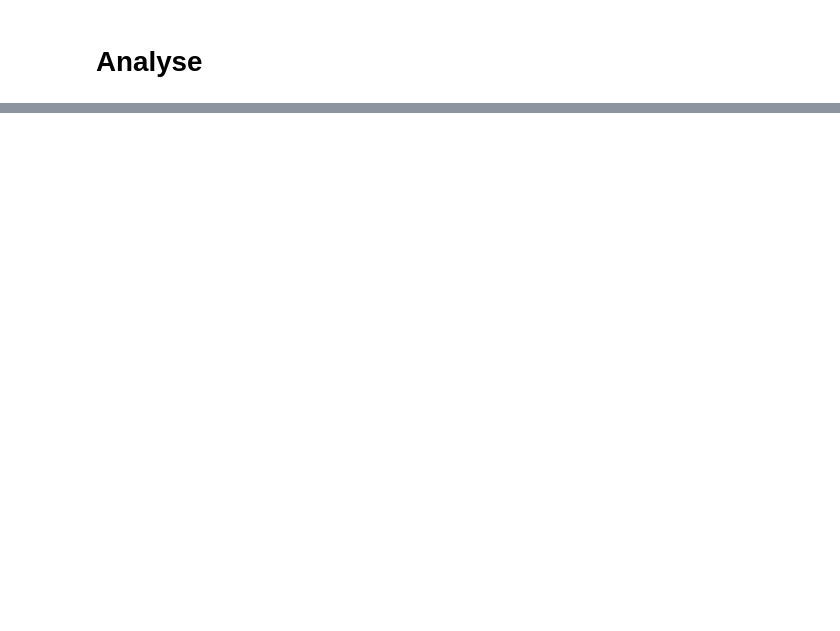
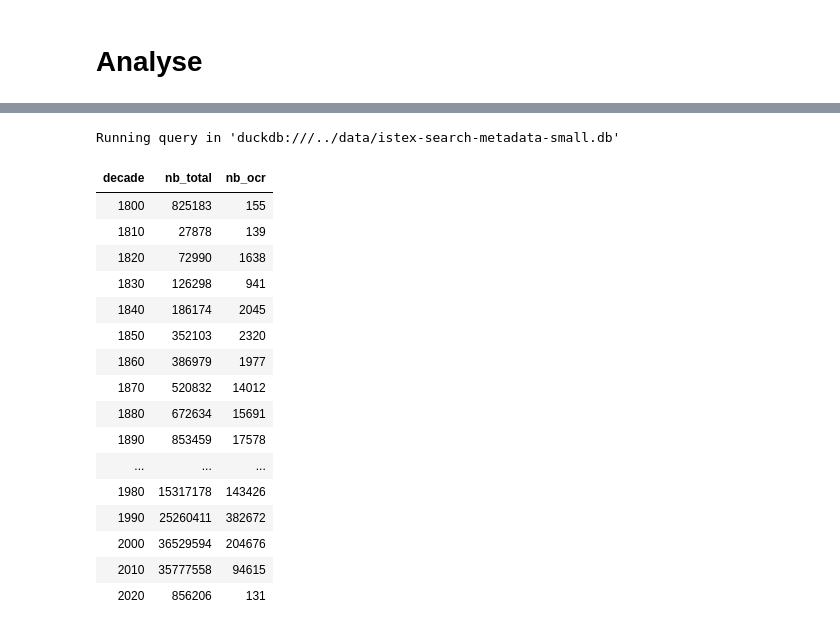
Before and after one commit to OcrIstex/ocr-istex, a Jupyter notebook: OCR dans Istex.ipynb, the cells around one changed output, grey strips where cells are left out. Drawn from its saved outputs; the diff is of its cells as text; code cells hidden in the pictures; blank space fills up the shorter version.

```diff
--- a/OCR dans Istex.ipynb
+++ b/OCR dans Istex.ipynb
@@ -113,0 +218,32 @@ SELECT arkIstex  FROM fulltext WHERE PATH like '%.ocr';
+# %%
+%%sql
+SELECT
+    (CAST(publicationDate AS INTEGER) // 10) * 10 AS decade,
+    COUNT(*) AS nb_total,
+    COUNT(*) FILTER (WHERE PATH LIKE '%.ocr') AS nb_ocr
+FROM fulltext
+JOIN records USING(arkIstex)
+WHERE TRY_CAST(publicationDate AS INTEGER) IS NOT NULL
+  AND CAST(publicationDate AS INTEGER) >= 1800
+  AND CAST(publicationDate AS INTEGER) < 2026
+GROUP BY decade
+ORDER BY decade;
+# %% [output]
+Running query in 'duckdb:///../data/istex-search-metadata-small.db'
+| decade | nb_total | nb_ocr |
+| 1800 | 825183 | 155 |
+| 1810 | 27878 | 139 |
+| 1820 | 72990 | 1638 |
+| 1830 | 126298 | 941 |
+| 1840 | 186174 | 2045 |
+| 1850 | 352103 | 2320 |
+| 1860 | 386979 | 1977 |
+| 1870 | 520832 | 14012 |
+| 1880 | 672634 | 15691 |
+| 1890 | 853459 | 17578 |
+| ... | ... | ... |
+| 1980 | 15317178 | 143426 |
+| 1990 | 25260411 | 382672 |
+| 2000 | 36529594 | 204676 |
+| 2010 | 35777558 | 94615 |
+| 2020 | 856206 | 131 |
```
Also changed, not shown: parts of 10 cells of this notebook, 3 other files.
